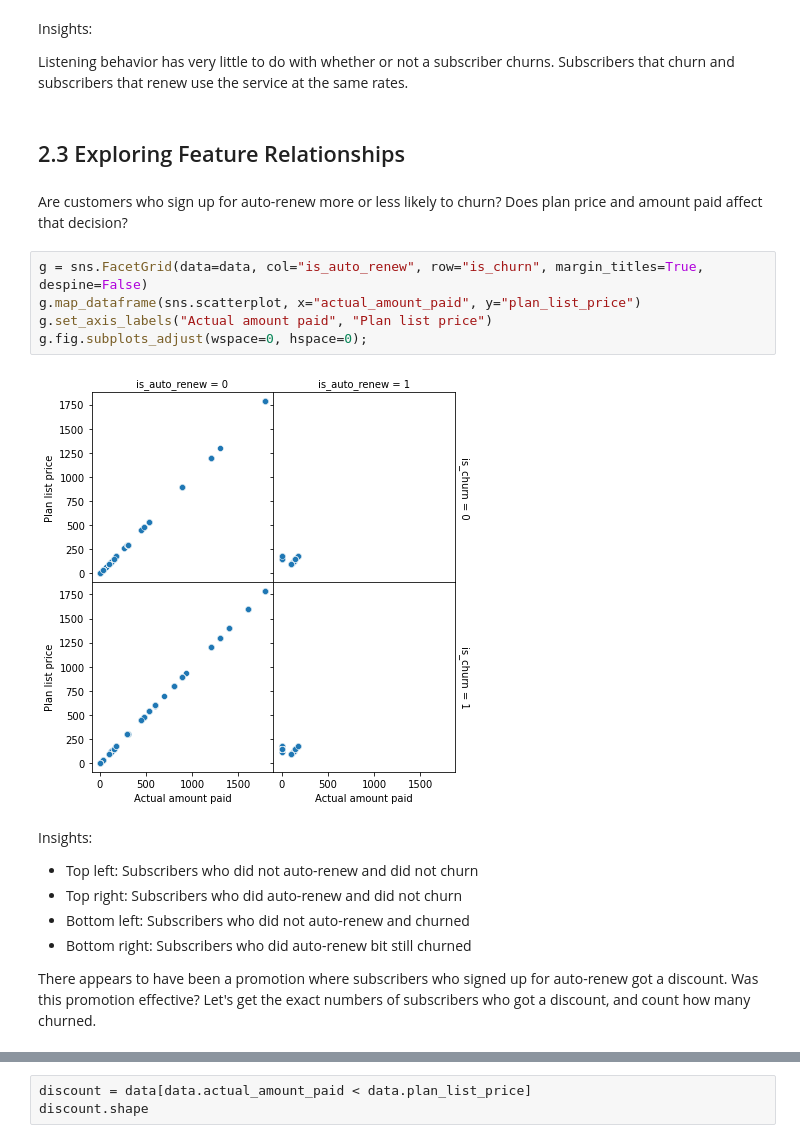
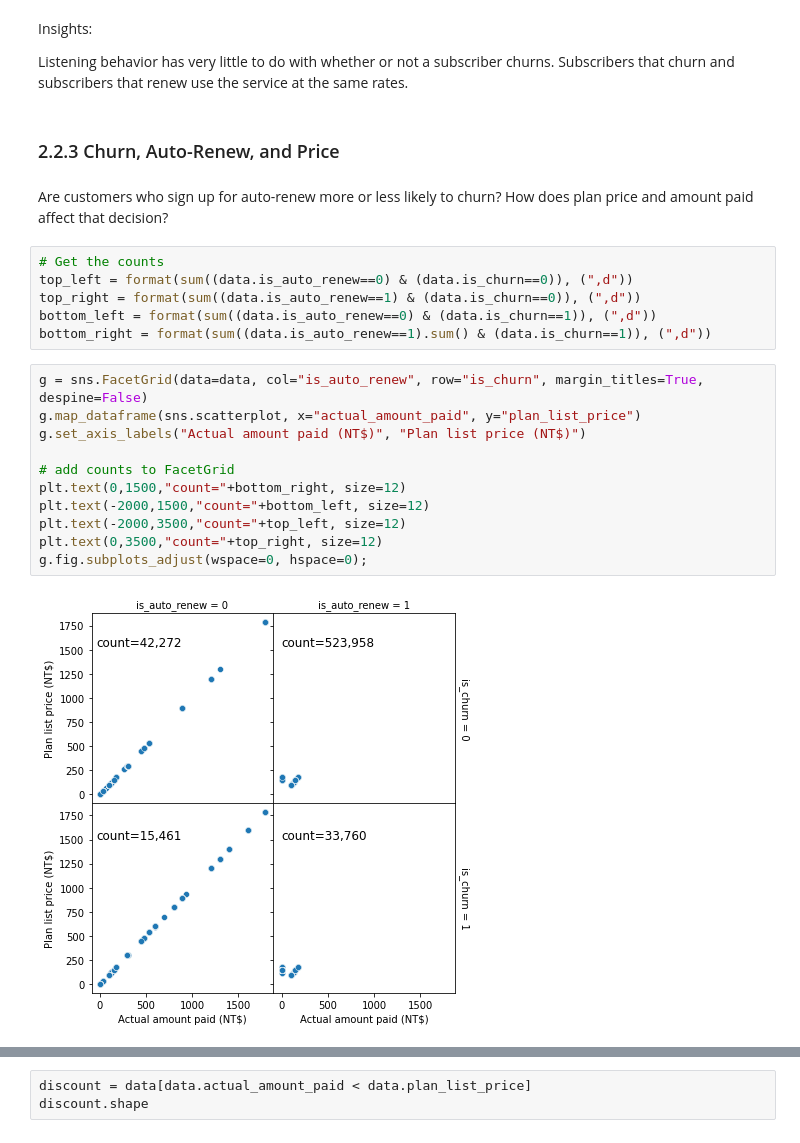
Before and after one commit to bmensah/springboard, a Jupyter notebook: capstone2/churn_analysis/capstone2_notebooks/Capstone2_EDA.ipynb, the cells around one changed output, grey strips where cells are left out. Saved outputs shown, nothing was run; the diff lists cells and outputs as text.

Commit message:
add analysis for churn's relationship to age, registration date, price, and auto-renew option

```diff
--- a/capstone2/churn_analysis/capstone2_notebooks/Capstone2_EDA.ipynb
+++ b/capstone2/churn_analysis/capstone2_notebooks/Capstone2_EDA.ipynb
@@ -91,23 +90,25 @@ Insights:
 
 Listening behavior has very little to do with whether or not a subscriber churns. Subscribers that churn and subscribers that renew use the service at the same rates.
 # %% [markdown]
-## 2.3 Exploring Feature Relationships<a id="Exploring_Feature_Relationships"></a>
+### 2.2.3 Churn, Auto-Renew, and Price<a id="Churn_Auto-Renew_and_Price"></a>
 # %% [markdown]
-Are customers who sign up for auto-renew more or less likely to churn? Does plan price and amount paid affect that decision?
+Are customers who sign up for auto-renew more or less likely to churn? How does plan price and amount paid affect that decision?
+# %%
+# Get the counts
+top_left = format(sum((data.is_auto_renew==0) & (data.is_churn==0)), (",d"))
+top_right = format(sum((data.is_auto_renew==1) & (data.is_churn==0)), (",d"))
+bottom_left = format(sum((data.is_auto_renew==0) & (data.is_churn==1)), (",d"))
+bottom_right = format(sum((data.is_auto_renew==1).sum() & (data.is_churn==1)), (",d"))
 # %%
 g = sns.FacetGrid(data=data, col="is_auto_renew", row="is_churn", margin_titles=True, despine=False)
 g.map_dataframe(sns.scatterplot, x="actual_amount_paid", y="plan_list_price")
-g.set_axis_labels("Actual amount paid", "Plan list price")
+g.set_axis_labels("Actual amount paid (NT$)", "Plan list price (NT$)")
+
+# add counts to FacetGrid
+plt.text(0,1500,"count="+bottom_right, size=12)
+plt.text(-2000,1500,"count="+bottom_left, size=12)
+plt.text(-2000,3500,"count="+top_left, size=12)
+plt.text(0,3500,"count="+top_right, size=12)
 g.fig.subplots_adjust(wspace=0, hspace=0);
 # %% [output]
-[figure, old version]
+[figure, new version]
-# %% [markdown]
-Insights:
-
-* Top left: Subscribers who did not auto-renew and did not churn
-* Top right: Subscribers who did auto-renew and did not churn
-* Bottom left: Subscribers who did not auto-renew and churned
-* Bottom right: Subscribers who did auto-renew bit still churned
-
-
-There appears to have been a promotion where subscribers who signed up for auto-renew got a discount. Was this promotion effective? Let's get the exact numbers of subscribers who got a discount, and count how many churned.
```
Also changed, not shown: parts of 22 cells of this notebook.
